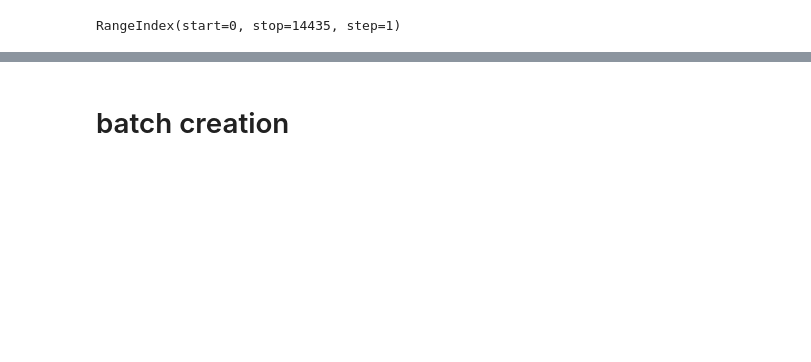
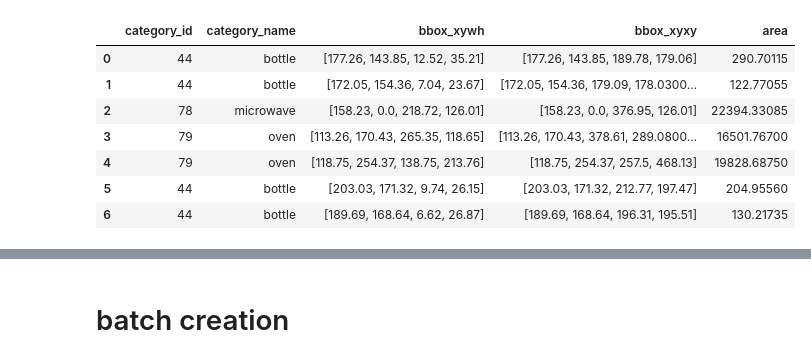
Before and after one commit to sri-harsha-jaladi/vision_hallucination, a Jupyter notebook: halu_detection_mitigation/gemini_img_des_batch.ipynb, the cells around one changed output, grey strips where cells are left out. Cells and saved outputs as stored; diff of their text form; code cells hidden in the pictures; blank space fills up the shorter version.

```diff
--- a/halu_detection_mitigation/gemini_img_des_batch.ipynb
+++ b/halu_detection_mitigation/gemini_img_des_batch.ipynb
@@ -120,5 +120,5 @@ def get_objects_for_images(coco, image_ids=None, file_names=None, include_segmen
 ANNO = "/Data2/Arun-UAV/NLP/vision_halu/train_datasets/annotations/instances_train2017.json"   # change to your path
 coco = load_coco(ANNO)
 # %%
-final_df = pd.read_csv("/Data2/Arun-UAV/NLP/vision_halu/hal_detection_head_train_datasets/coco/gemini_labeld_15k.csv")
+final_df = pd.read_csv("/Data2/Arun-UAV/NLP/vision_halu/total_flow_testing_results/ours/own_gemini_labled_4k_total_info.csv")
 # %%
@@ -128,3 +130,14 @@ RangeIndex(start=0, stop=14574, step=1)
+# %%
+pd.DataFrame(eval(final_df["object_info"].iloc[0]))
+# %% [output]
+|  | category_id | category_name | bbox_xywh | bbox_xyxy | area |
+| 0 | 44 | bottle | [177.26, 143.85, 12.52, 35.21] | [177.26, 143.85, 189.78, 179.06] | 290.70115 |
+| 1 | 44 | bottle | [172.05, 154.36, 7.04, 23.67] | [172.05, 154.36, 179.09, 178.0300... | 122.77055 |
+| 2 | 78 | microwave | [158.23, 0.0, 218.72, 126.01] | [158.23, 0.0, 376.95, 126.01] | 22394.33085 |
+| 3 | 79 | oven | [113.26, 170.43, 265.35, 118.65] | [113.26, 170.43, 378.61, 289.0800... | 16501.76700 |
+| 4 | 79 | oven | [118.75, 254.37, 138.75, 213.76] | [118.75, 254.37, 257.5, 468.13] | 19828.68750 |
+| 5 | 44 | bottle | [203.03, 171.32, 9.74, 26.15] | [203.03, 171.32, 212.77, 197.47] | 204.95560 |
+| 6 | 44 | bottle | [189.69, 168.64, 6.62, 26.87] | [189.69, 168.64, 196.31, 195.51] | 130.21735 |
 # %%
 from tqdm import tqdm
 
@@ -148,5 +157 @@ final_df = final_df.drop(index=failed)
-# %%
-final_df.index
-# %% [output]
-RangeIndex(start=0, stop=14435, step=1)
 # %%
```
Also changed, not shown: parts of 21 cells of this notebook, 2 other files.
